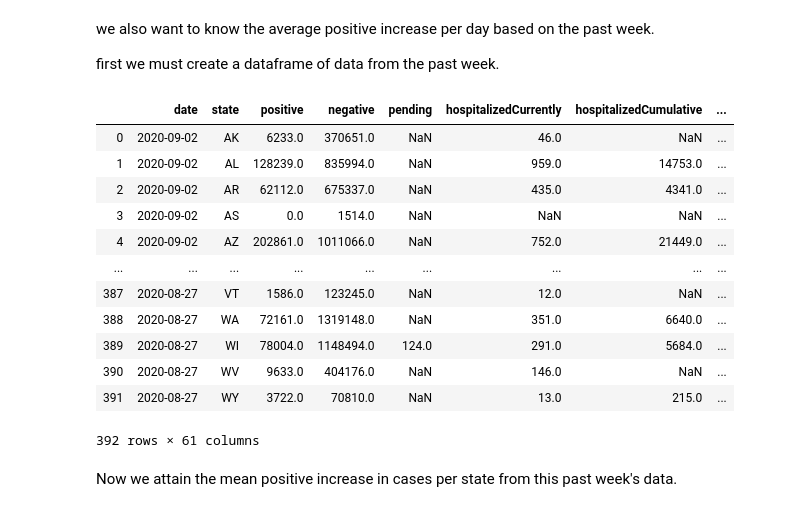
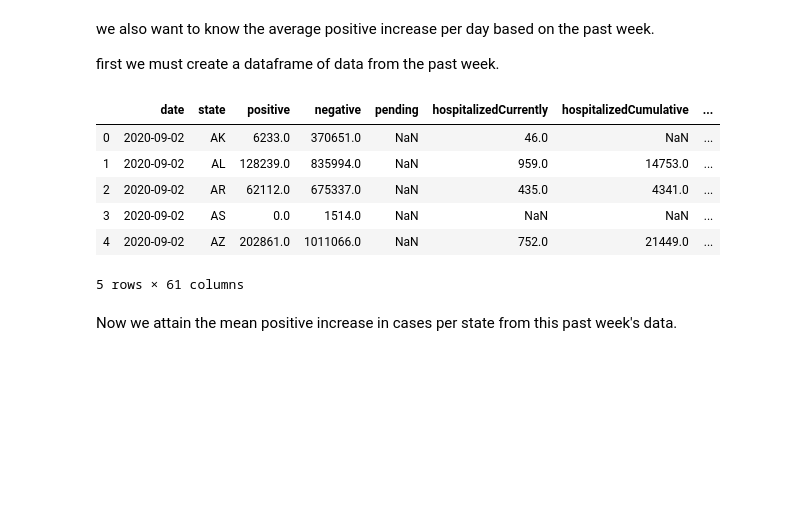
Before and after one commit to cathilo/sharing-github, a Jupyter notebook: Capstone 2 Exploratory.ipynb, the cells around one changed output. Cells and saved outputs as stored; diff of their text form; code cells hidden in the pictures; blank space fills up the shorter version.

```diff
--- a/Capstone 2 Exploratory.ipynb
+++ b/Capstone 2 Exploratory.ipynb
@@ -286,21 +264,15 @@ first we must create a dataframe of data from the past week.
 # %%
 past_sev_days = df[df['date'] > dt.datetime.today()-dt.timedelta(days=7)]
 # %%
-past_sev_days
+past_sev_days.head()
 # %% [output]
 |  | date | state | positive | negative | pending | hospitalizedCurrently | hospitalizedCumulative | ... |
 | 0 | 2020-09-02 | AK | 6233.0 | 370651.0 | NaN | 46.0 | NaN | ... |
 | 1 | 2020-09-02 | AL | 128239.0 | 835994.0 | NaN | 959.0 | 14753.0 | ... |
 | 2 | 2020-09-02 | AR | 62112.0 | 675337.0 | NaN | 435.0 | 4341.0 | ... |
 | 3 | 2020-09-02 | AS | 0.0 | 1514.0 | NaN | NaN | NaN | ... |
 | 4 | 2020-09-02 | AZ | 202861.0 | 1011066.0 | NaN | 752.0 | 21449.0 | ... |
-| ... | ... | ... | ... | ... | ... | ... | ... | ... |
-| 387 | 2020-08-27 | VT | 1586.0 | 123245.0 | NaN | 12.0 | NaN | ... |
-| 388 | 2020-08-27 | WA | 72161.0 | 1319148.0 | NaN | 351.0 | 6640.0 | ... |
-| 389 | 2020-08-27 | WI | 78004.0 | 1148494.0 | 124.0 | 291.0 | 5684.0 | ... |
-| 390 | 2020-08-27 | WV | 9633.0 | 404176.0 | NaN | 146.0 | NaN | ... |
-| 391 | 2020-08-27 | WY | 3722.0 | 70810.0 | NaN | 13.0 | 215.0 | ... |
-392 rows × 61 columns
+5 rows × 61 columns
 # %% [markdown]
 Now we attain the mean positive increase in cases per state from this past week's data.
 # %%
```
Also changed, not shown: parts of 13 cells of this notebook.
